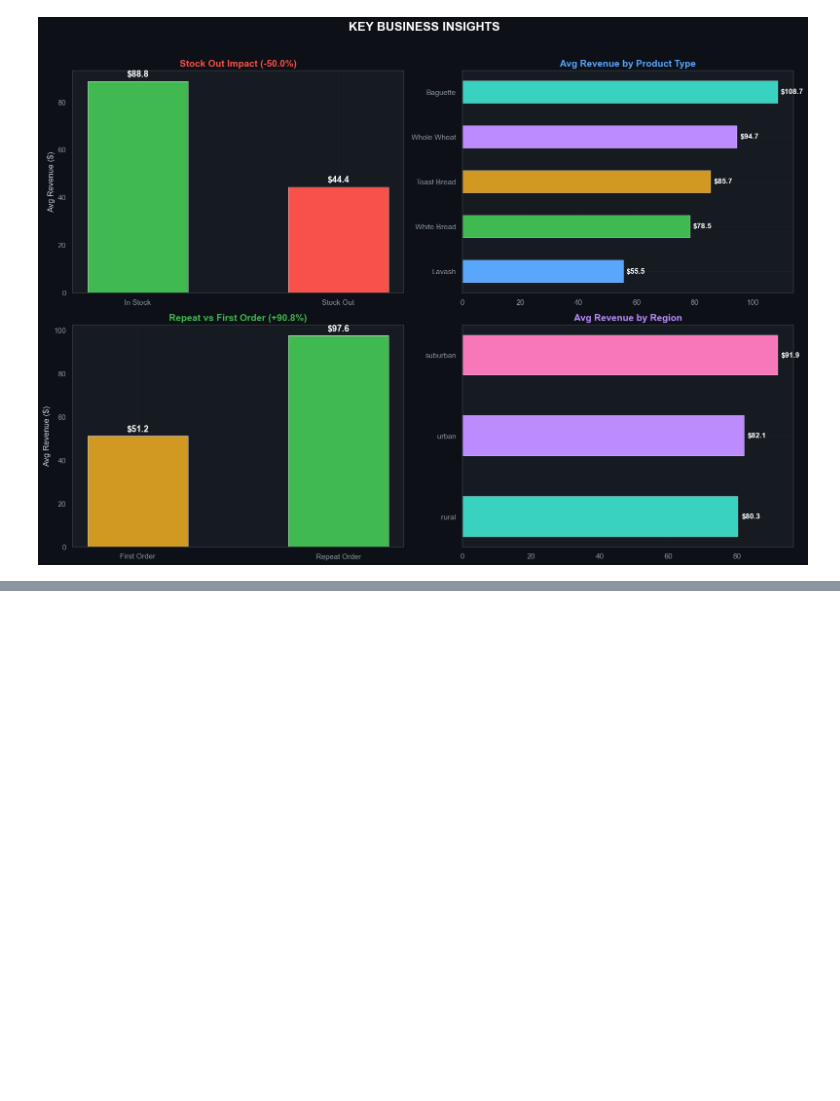
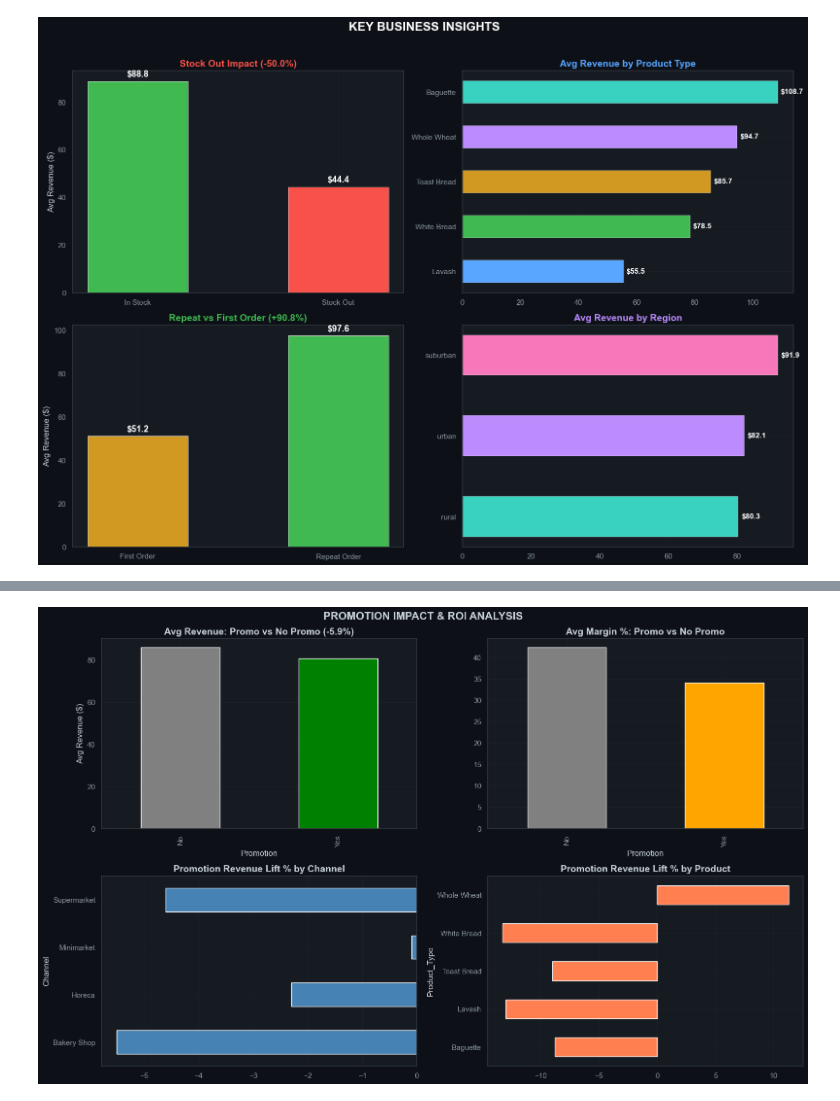
Before and after one commit to kanangoylarov/Holbie-work, a Jupyter notebook: mrshamsi/bread_salesholberton.ipynb, the cells around one changed output, grey strips where cells are left out. Saved outputs shown, nothing was run; the diff lists cells and outputs as text; code cells hidden in the pictures; blank space fills up the shorter version.

```diff
--- a/bread_salesholberton.ipynb
+++ b/mrshamsi/bread_salesholberton.ipynb
@@ -1023,0 +1265,27 @@ print("=" * 70)
+# %%
+fig, axes = plt.subplots(2, 2, figsize=(16, 10))
+fig.suptitle('PROMOTION IMPACT & ROI ANALYSIS', fontsize=16, fontweight='bold')
+
+# Revenue comparison
+promo_rev = df.groupby('Promotion')['Revenue'].mean()
+promo_rev.plot(kind='bar', ax=axes[0,0], color=['gray', 'green'])
+axes[0,0].set_title(f'Avg Revenue: Promo vs No Promo ({rev_lift:+.1f}%)')
+axes[0,0].set_ylabel('Avg Revenue ($)')
+
+# Margin comparison
+promo_margin = df.groupby('Promotion')['Margin_Pct'].mean()
+promo_margin.plot(kind='bar', ax=axes[0,1], color=['gray', 'orange'])
+axes[0,1].set_title('Avg Margin %: Promo vs No Promo')
+
+# Channel-wise lift
+promo_channel['Lift_%'].plot(kind='barh', ax=axes[1,0], color='steelblue')
+axes[1,0].set_title('Promotion Revenue Lift % by Channel')
+
+# Product-wise lift
+promo_product['Lift_%'].plot(kind='barh', ax=axes[1,1], color='coral')
+axes[1,1].set_title('Promotion Revenue Lift % by Product')
+
+plt.tight_layout()
+plt.show()
+# %% [output]
+[figure, added]
```
Also changed, not shown: parts of 13 cells of this notebook, 8 other files.
